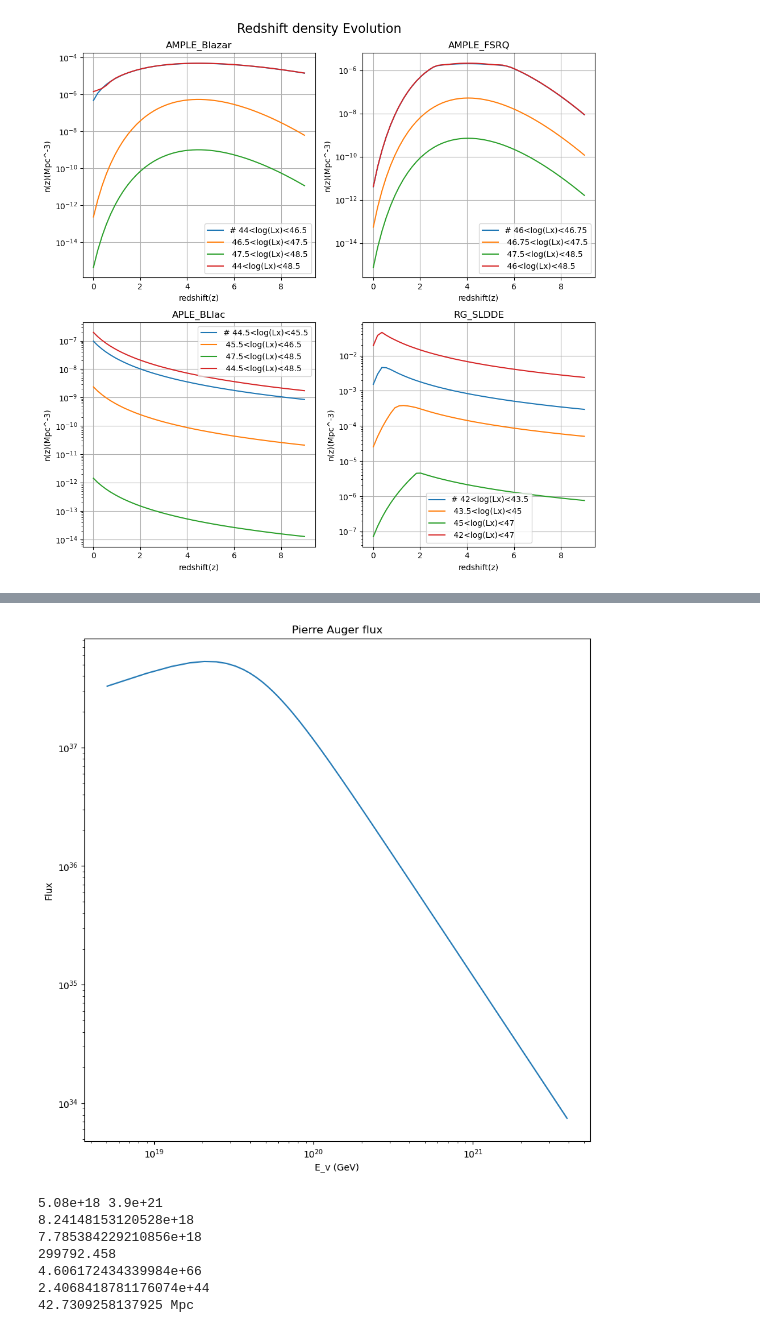
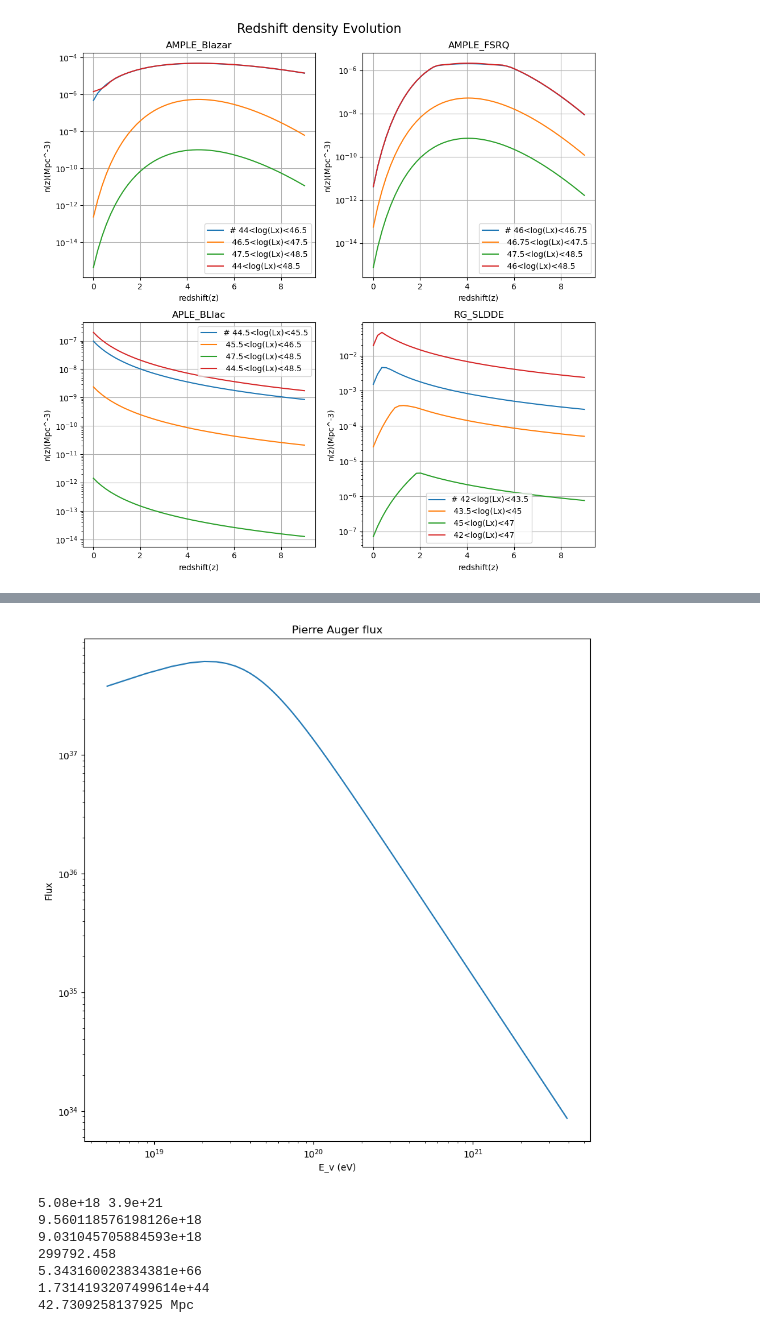
Before and after one commit to henan99/Project-related-to-first-semester-of-masters, a Jupyter notebook: AGN_evolution.ipynb, the cells around one changed output, grey strips where cells are left out. Drawn from its saved outputs; the diff is of its cells as text; code cells hidden in the pictures.

```diff
--- a/AGN_evolution.ipynb
+++ b/AGN_evolution.ipynb
@@ -259,35 +259,33 @@ E1 = E_v_list[0]
 E2 = E_v_list[-1]
 print(E1,E2)
 def integrand_f(E_v, E_cut,gamma,phi_cut):
-    return E_v*phi_cut*(E_v/100000)**(-gamma)#*np.exp(-(E_v/E_cut))
+    return E_v*ICECUBE(E_v,E_cut,gamma,phi_cut)
+
+#*np.exp(-(E_v/E_cut))
 
 
 result = quad(integrand_f, E1, E2, args=(E_cut_ice,gamma,phi_cut))
-print(np.trapz(E_v_list*ICECUBE(E_v_list,E_cut_ice,gamma,phi_cut),E_v_list))
+print(np.trapz(E_v_list*ICECUBE(E_v_list,E_cut_ice,gamma,phi_cut),E_v_list,dx = (E_v_list[1]-E_v_list[0])))
 print(result[0])
 
 
 speed_of_light = c*10**2
 
-print(speed_of_light)
+
 
 u_neut = result[0]/speed_of_light*4*np.pi
 
 
 u_neut_erg_Mpc3 = u_neut*1.602*10**(-3)/(3.24*10**(-25))**3
-print(u_neut_erg_Mpc3)
 
-emm_neut = u_neut_erg_Mpc3/cosmo1.comoving_distance(0.3).value*speed_of_light*(3.24*10**(-25))*(60*60*24*365)
-print(u_neut_erg_Mpc3/cosmo1.comoving_distance(0.3).value*speed_of_light*(3.24*10**(-25))*(60*60*24*365))
 
-print(cosmo1.comoving_distance(0.3))
+emm_neut = u_neut_erg_Mpc3/cosmo1.comoving_distance(9).value*speed_of_light*(3.24*10**(-25))*(60*60*24*365)
+print(u_neut_erg_Mpc3/cosmo1.comoving_distance(9).value*speed_of_light*(3.24*10**(-25))*(60*60*24*365))
+
+print(cosmo1.comoving_distance(9))
 
 
 Z_list = np.linspace(0.01,9,1000)
-
-plt.figure(1, figsize=(19,10))
-plt.plot(Z_list, cosmo1.comoving_distance(Z_list).value)
-plt.show()
 # %% [output]
 [figure]
 1000.0 10000000.0
@@ -307,52 +302,53 @@ E_ank = 5.08*10**18 #eV
 gamma_d = 2.5 #dimensionless
 gamma_2 = 2.53 #dimensionless
 E_max = 3.9 * 10**19 #eV
-j_0 = (2.5)*10**-19
+j_0 = (2.9)*10**-19
 E_v_uhecr = np.linspace(E_ank,E_max*100,1000)
 
 plt.figure(1, figsize=(10,10))
 plt.plot(E_v_uhecr, E_v_uhecr**3*Pierre_auger(E_v_uhecr,j_0,E_ank, gamma_d,gamma_2,E_max))
-plt.xlabel('E_v (GeV)')
+plt.xlabel('E_v (eV)')
 plt.yscale('log',base=10)
 plt.xscale('log',base=10)
 plt.ylabel('Flux')
 plt.title('Pierre Auger flux')
 #plt.legend()
 # Show the plot
 plt.show()
 
 E1 = E_v_uhecr[0]
 E2 = E_v_uhecr[-1]
 print(E1,E2)
 def integrand_f(E_v,J_0,E_ank, gamma_d,gamma_2,E_s):
     return E_v*J_0*(E_v/E_ank)**(-gamma_2)*(1+(E_ank/E_s)**(gamma_d))*(1+(E_v/E_s)**(gamma_d))**(-1)
 
 
 result = quad(integrand_f, E1, E2, args=(j_0,E_ank, gamma_d,gamma_2,E_max))
 print(np.trapz(E_v_uhecr*Pierre_auger(E_v_uhecr,j_0,E_ank, gamma_d,gamma_2,E_max),E_v_uhecr))
 print(result[0])
 
 
 speed_of_light = c*10**-3
 
 print(speed_of_light)
 
 u_uhecr = result[0]*4*np.pi
 
 
 u_uhecr_erg_Mpc3 = u_uhecr*1.602*10**(-12)*( 3.086 * 10**19)**3
 print(u_uhecr_erg_Mpc3)
 
-emm_uhecr = u_uhecr_erg_Mpc3/cosmo1.comoving_distance(0.15).value/( 3.086 * 10**19)
-print(u_uhecr_erg_Mpc3/cosmo1.comoving_distance(0.15).value/( 3.086 * 10**19))
+emm_uhecr = u_uhecr_erg_Mpc3/1000/( 3.086 * 10**19)
+print(u_uhecr_erg_Mpc3/1000/( 3.086 * 10**19))
 
 print(cosmo1.comoving_distance(0.01))
+#https://arxiv.org/pdf/1509.03732.pdf
 # %% [output]
-[figure, old version]
+[figure, new version]
 5.08e+18 3.9e+21
-8.24148153120528e+18
-7.785384229210856e+18
+9.560118576198126e+18
+9.031045705884593e+18
 299792.458
-4.606172434339984e+66
-2.4068418781176074e+44
+5.343160023834381e+66
+1.7314193207499614e+44
 42.7309258137925 Mpc
```
Also changed, not shown: parts of 1 cell of this notebook, 22 other files.
